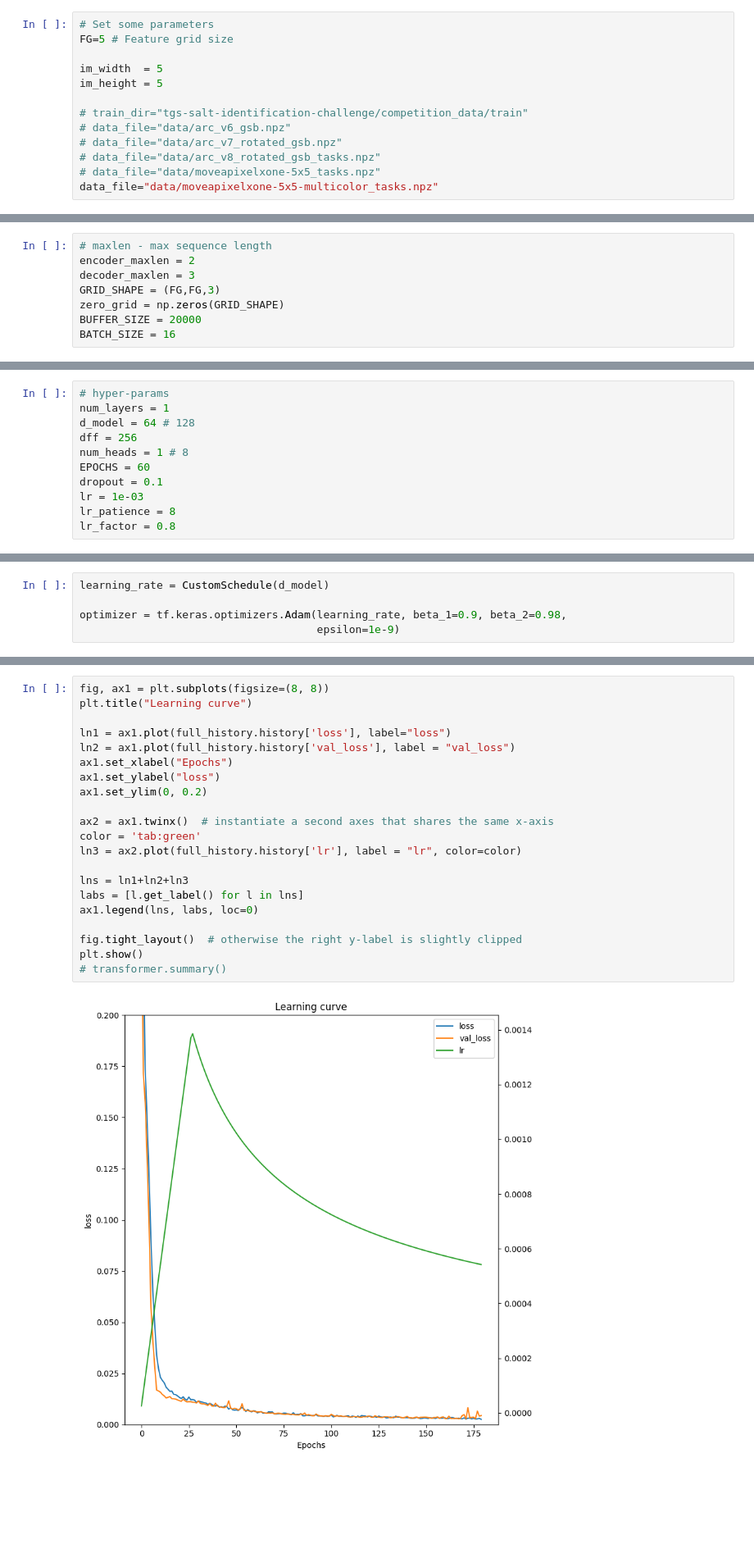
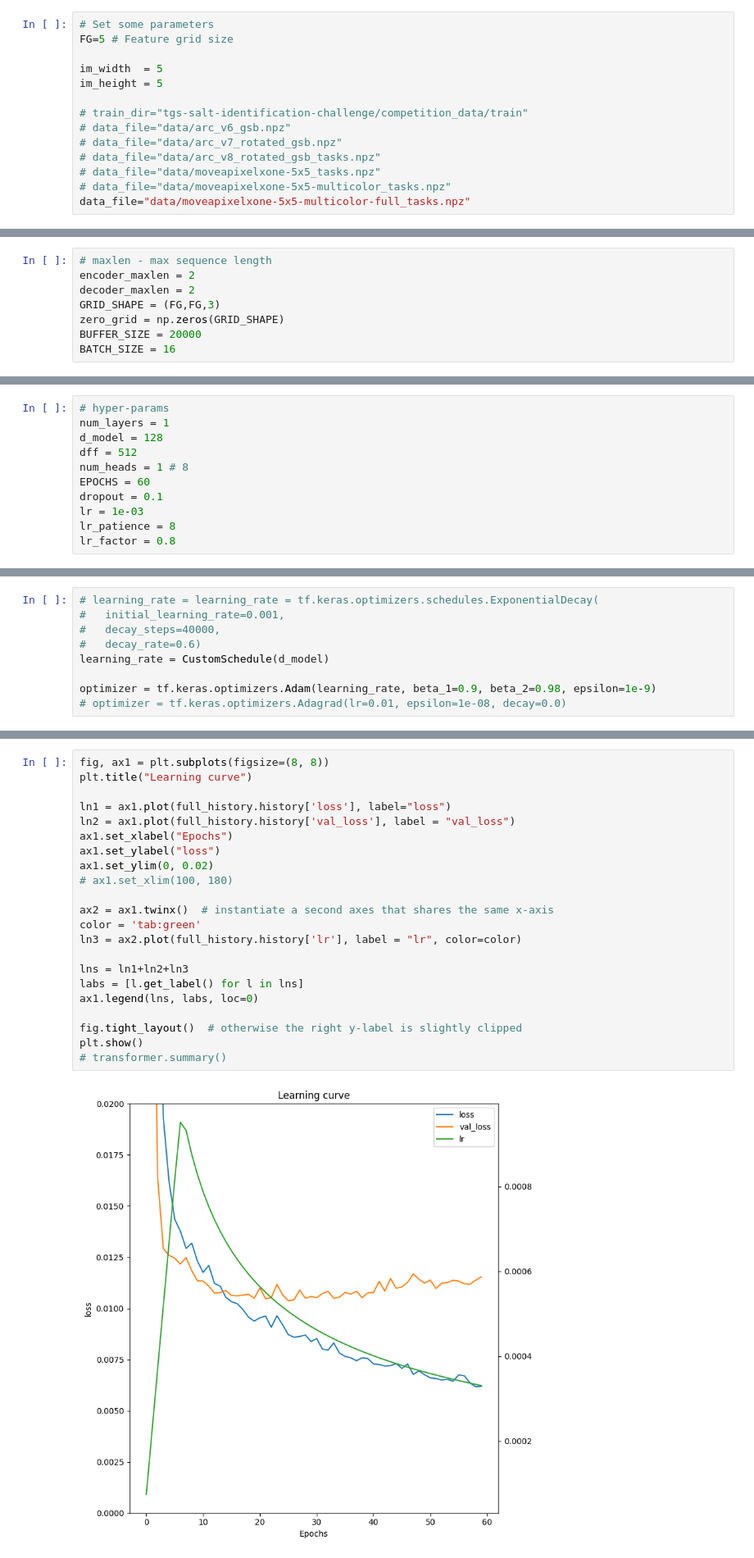
Before and after one commit to gkcng/arc, a Jupyter notebook: arc_transformer.ipynb, the cells around one changed output, grey strips where cells are left out. Shown at 82% size. Saved outputs shown, nothing was run; the diff lists cells and outputs as text; blank space fills up the shorter version.

Commit message:
Exp 6.6 - First attempt at 4 directional moveapixel.

```diff
--- a/arc_transformer.ipynb
+++ b/arc_transformer.ipynb
@@ -109,7 +109,8 @@ im_height = 5
 # data_file="data/arc_v7_rotated_gsb.npz"
 # data_file="data/arc_v8_rotated_gsb_tasks.npz"
 # data_file="data/moveapixelxone-5x5_tasks.npz"
-data_file="data/moveapixelxone-5x5-multicolor_tasks.npz"
+# data_file="data/moveapixelxone-5x5-multicolor_tasks.npz"
+data_file="data/moveapixelxone-5x5-multicolor-full_tasks.npz"
 # %%
 # @title
 data_dict = np.load(data_file, allow_pickle=True)
@@ -330,7 +331,7 @@ The Data Loaded: (Batch, Encoder/Decoder, Seq, X, Y, Channels)
 # %%
 # maxlen - max sequence length
 encoder_maxlen = 2
-decoder_maxlen = 3
+decoder_maxlen = 2
 GRID_SHAPE = (FG,FG,3)
 zero_grid = np.zeros(GRID_SHAPE)
 BUFFER_SIZE = 20000
@@ -820,8 +827,8 @@ class Transformer(tf.keras.Model):
 # %%
 # hyper-params
 num_layers = 1
-d_model = 64 # 128
-dff = 256
+d_model = 128
+dff = 512
 num_heads = 1 # 8
 EPOCHS = 60
 dropout = 0.1
@@ -892,10 +901,14 @@ class CustomSchedule(tf.keras.optimizers.schedules.LearningRateSchedule):
 
     return tf.math.rsqrt(self.d_model) * tf.math.minimum(arg1, arg2)
 # %%
+# learning_rate = learning_rate = tf.keras.optimizers.schedules.ExponentialDecay(
+#   initial_learning_rate=0.001,
+#   decay_steps=40000,
+#   decay_rate=0.6)
 learning_rate = CustomSchedule(d_model)
 
-optimizer = tf.keras.optimizers.Adam(learning_rate, beta_1=0.9, beta_2=0.98,
-                                     epsilon=1e-9)
+optimizer = tf.keras.optimizers.Adam(learning_rate, beta_1=0.9, beta_2=0.98, epsilon=1e-9)
+# optimizer = tf.keras.optimizers.Adagrad(lr=0.01, epsilon=1e-08, decay=0.0)
 # %% [markdown]
 ## Test the custom learning rate scheduler:
 # %%
@@ -1004,26 +1016,27 @@ ckpt_save_path = ckpt_manager.save()
 # %%
 fig, ax1 = plt.subplots(figsize=(8, 8))
 plt.title("Learning curve")
 
 ln1 = ax1.plot(full_history.history['loss'], label="loss")
 ln2 = ax1.plot(full_history.history['val_loss'], label = "val_loss")
 ax1.set_xlabel("Epochs")
 ax1.set_ylabel("loss")
-ax1.set_ylim(0, 0.2)
+ax1.set_ylim(0, 0.02)
+# ax1.set_xlim(100, 180)
 
 ax2 = ax1.twinx()  # instantiate a second axes that shares the same x-axis
 color = 'tab:green'
 ln3 = ax2.plot(full_history.history['lr'], label = "lr", color=color)
 
 lns = ln1+ln2+ln3
 labs = [l.get_label() for l in lns]
 ax1.legend(lns, labs, loc=0)
 
 fig.tight_layout()  # otherwise the right y-label is slightly clipped
 plt.show()
 # transformer.summary()
 # %% [output]
-[figure, old version]
+[figure, new version]
 # %% [markdown]
 ## Survey Model Weights
 # %%
```
Also changed, not shown: parts of 32 cells of this notebook, 3 other files.
